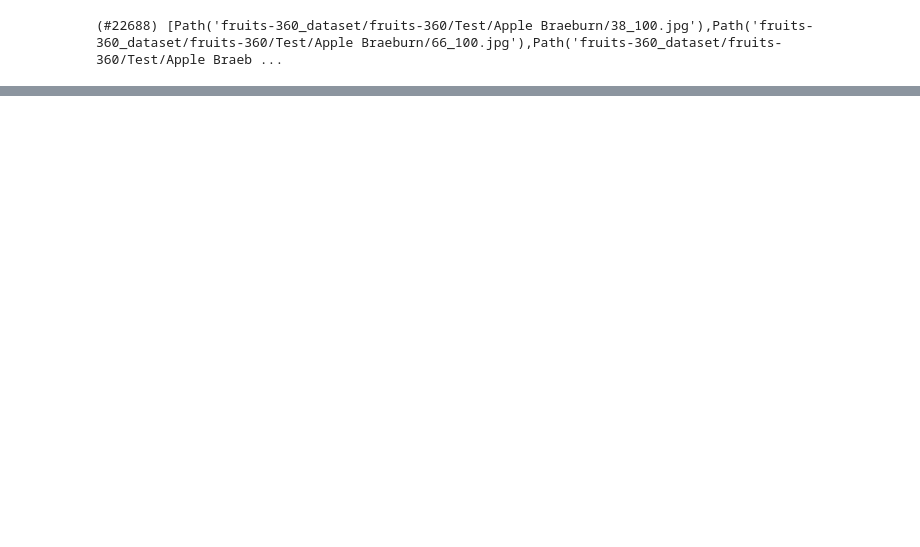
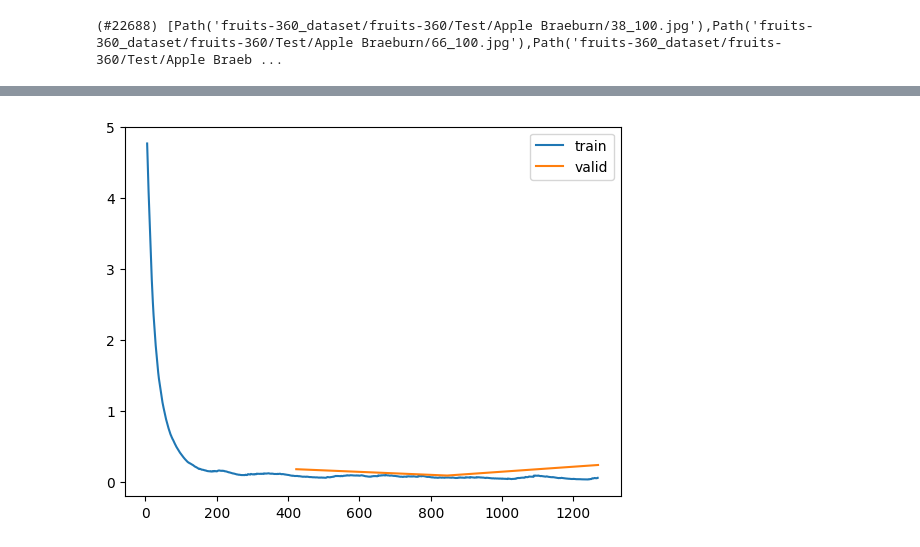
Before and after one commit to kwainright/5156-project, a Jupyter notebook: KalebWainright-Proposal.ipynb, the cells around one changed output, grey strips where cells are left out. Saved outputs shown, nothing was run; the diff lists cells and outputs as text; code cells hidden in the pictures; blank space fills up the shorter version.

```diff
--- a/KalebWainright-Proposal.ipynb
+++ b/KalebWainright-Proposal.ipynb
@@ -221,0 +300,4 @@ learn.fit(n_epoch=1, lr=0.01)
+# %%
+learn.recorder.plot_loss()
+# %% [output]
+[figure, added]
```
Also changed, not shown: parts of 31 cells of this notebook.
